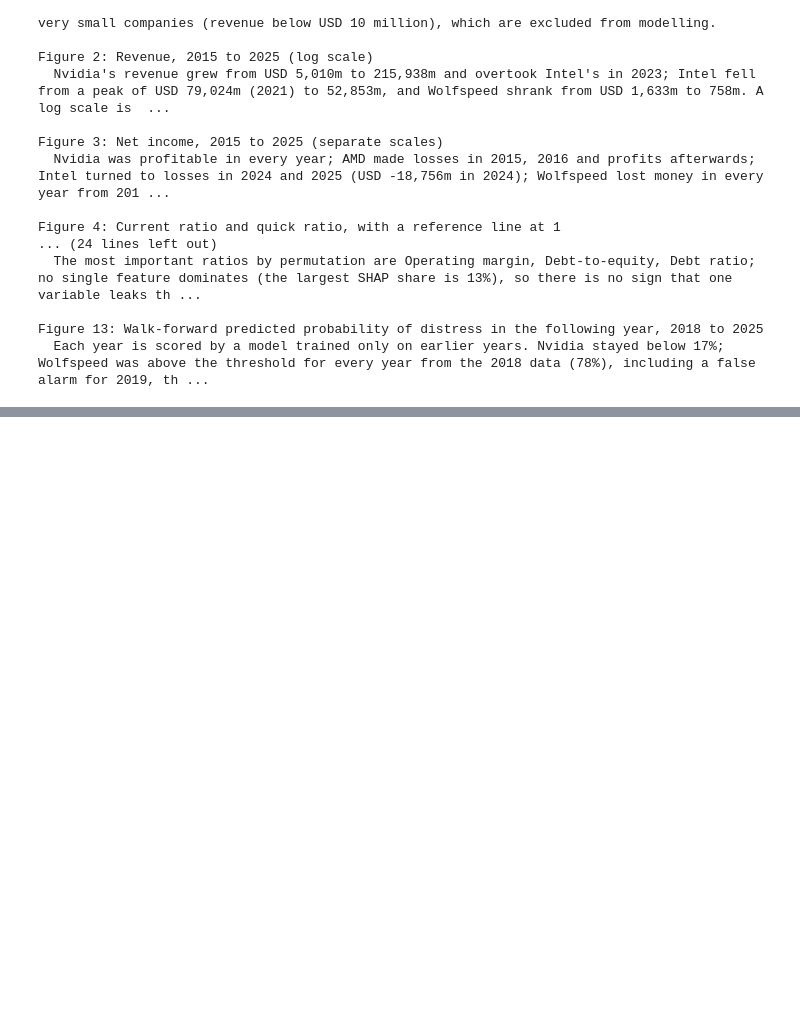
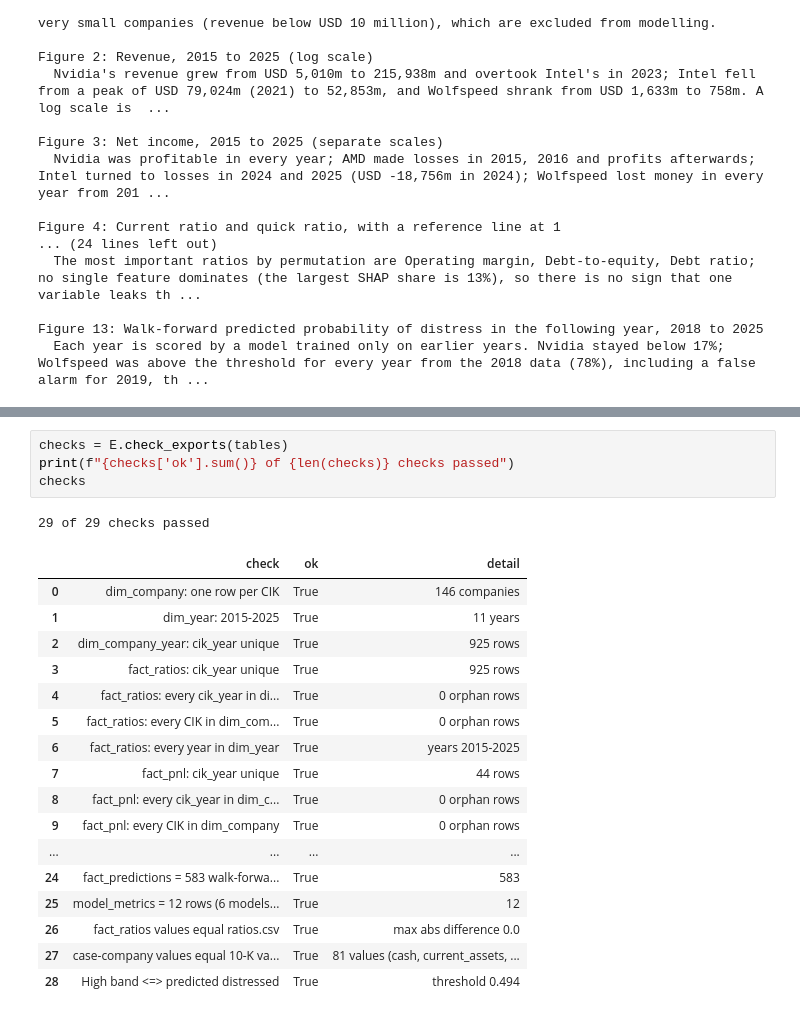
Before and after one commit to YashPatel2777/FADS_MINI_PROJECT, a Jupyter notebook: notebooks/06_figures_and_exports.ipynb, the cells around one changed output, grey strips where cells are left out. Drawn from its saved outputs; the diff is of its cells as text; blank space fills up the shorter version.

```diff
--- a/notebooks/06_figures_and_exports.ipynb
+++ b/notebooks/06_figures_and_exports.ipynb
@@ -508,0 +552,23 @@ Figure 13: Walk-forward predicted probability of distress in the following year,
+# %%
+checks = E.check_exports(tables)
+print(f"{checks['ok'].sum()} of {len(checks)} checks passed")
+checks
+# %% [output]
+29 of 29 checks passed
+|  | check | ok | detail |
+| 0 | dim_company: one row per CIK | True | 146 companies |
+| 1 | dim_year: 2015-2025 | True | 11 years |
+| 2 | dim_company_year: cik_year unique | True | 925 rows |
+| 3 | fact_ratios: cik_year unique | True | 925 rows |
+| 4 | fact_ratios: every cik_year in di... | True | 0 orphan rows |
+| 5 | fact_ratios: every CIK in dim_com... | True | 0 orphan rows |
+| 6 | fact_ratios: every year in dim_year | True | years 2015-2025 |
+| 7 | fact_pnl: cik_year unique | True | 44 rows |
+| 8 | fact_pnl: every cik_year in dim_c... | True | 0 orphan rows |
+| 9 | fact_pnl: every CIK in dim_company | True | 0 orphan rows |
+| ... | ... | ... | ... |
+| 24 | fact_predictions = 583 walk-forwa... | True | 583 |
+| 25 | model_metrics = 12 rows (6 models... | True | 12 |
+| 26 | fact_ratios values equal ratios.csv | True | max abs difference 0.0 |
+| 27 | case-company values equal 10-K va... | True | 81 values (cash, current_assets, ... |
+| 28 | High band <=> predicted distressed | True | threshold 0.494 |
```
Also changed, not shown: parts of 10 cells of this notebook, 16 other files.
